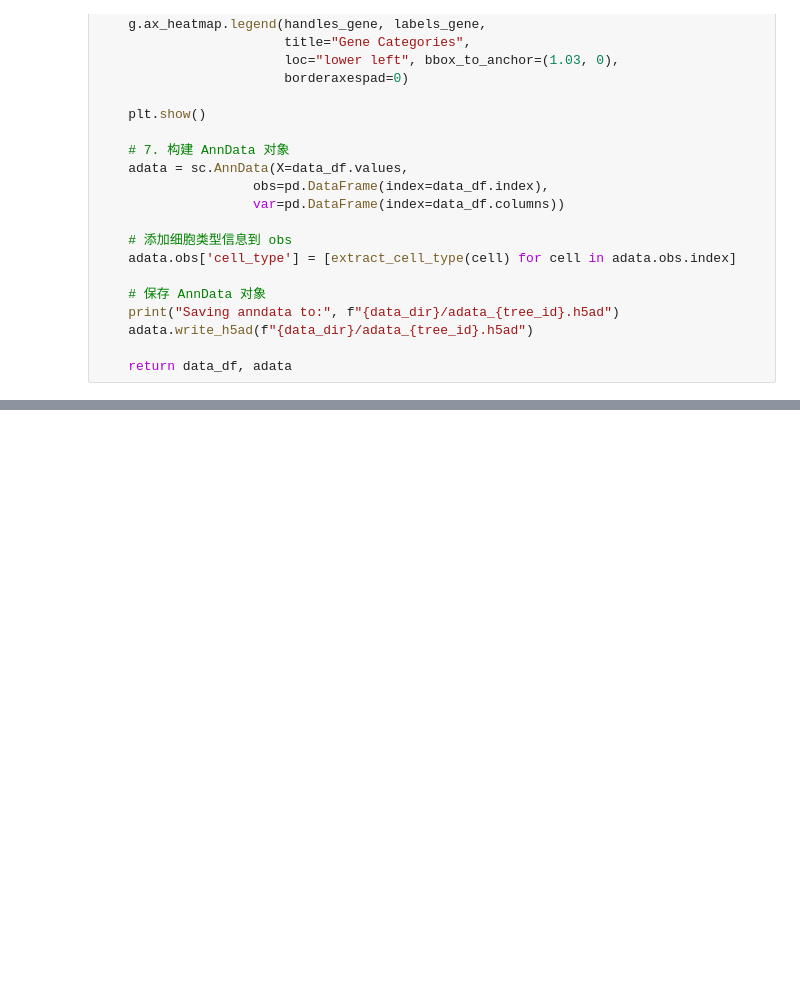
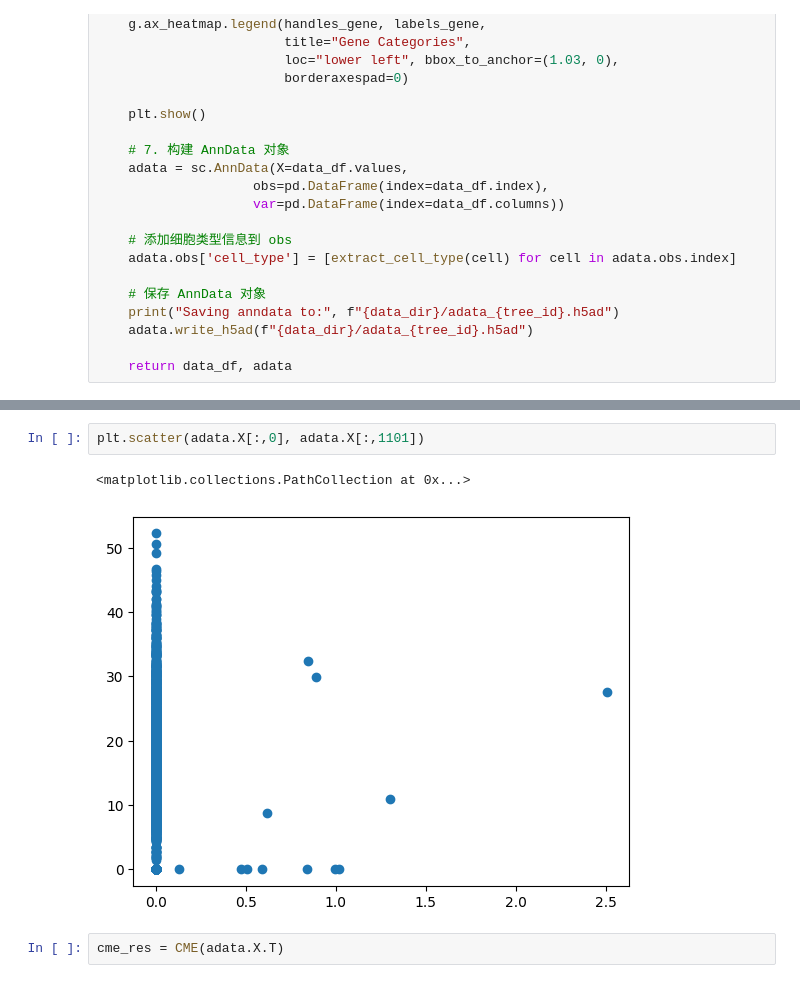
Before and after one commit to YourongZhou/sc_simulator, a Jupyter notebook: main.ipynb, the cells around one changed output, grey strips where cells are left out. Drawn from its saved outputs; the diff is of its cells as text; blank space fills up the shorter version.

```diff
--- a/main.ipynb
+++ b/main.ipynb
@@ -222,0 +300,7 @@ Saving anndata to: ./sim_data/adata/adata_11.h5ad
+# %%
+plt.scatter(adata.X[:,0], adata.X[:,1101])
+# %% [output]
+<matplotlib.collections.PathCollection at 0x...>
+[figure, added]
+# %%
+cme_res = CME(adata.X.T)
```
Also changed, not shown: parts of 11 cells of this notebook, 4 other files.
